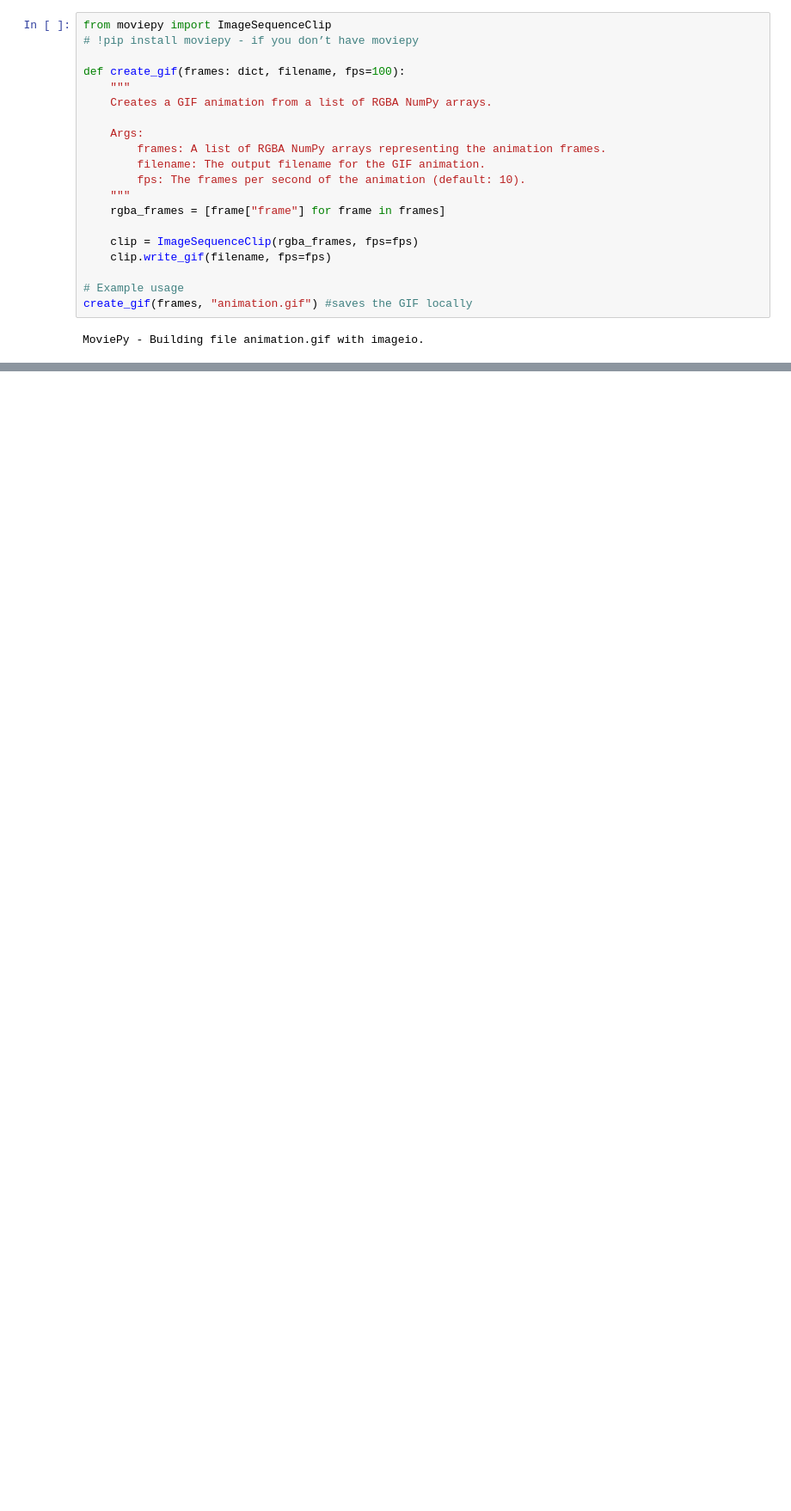
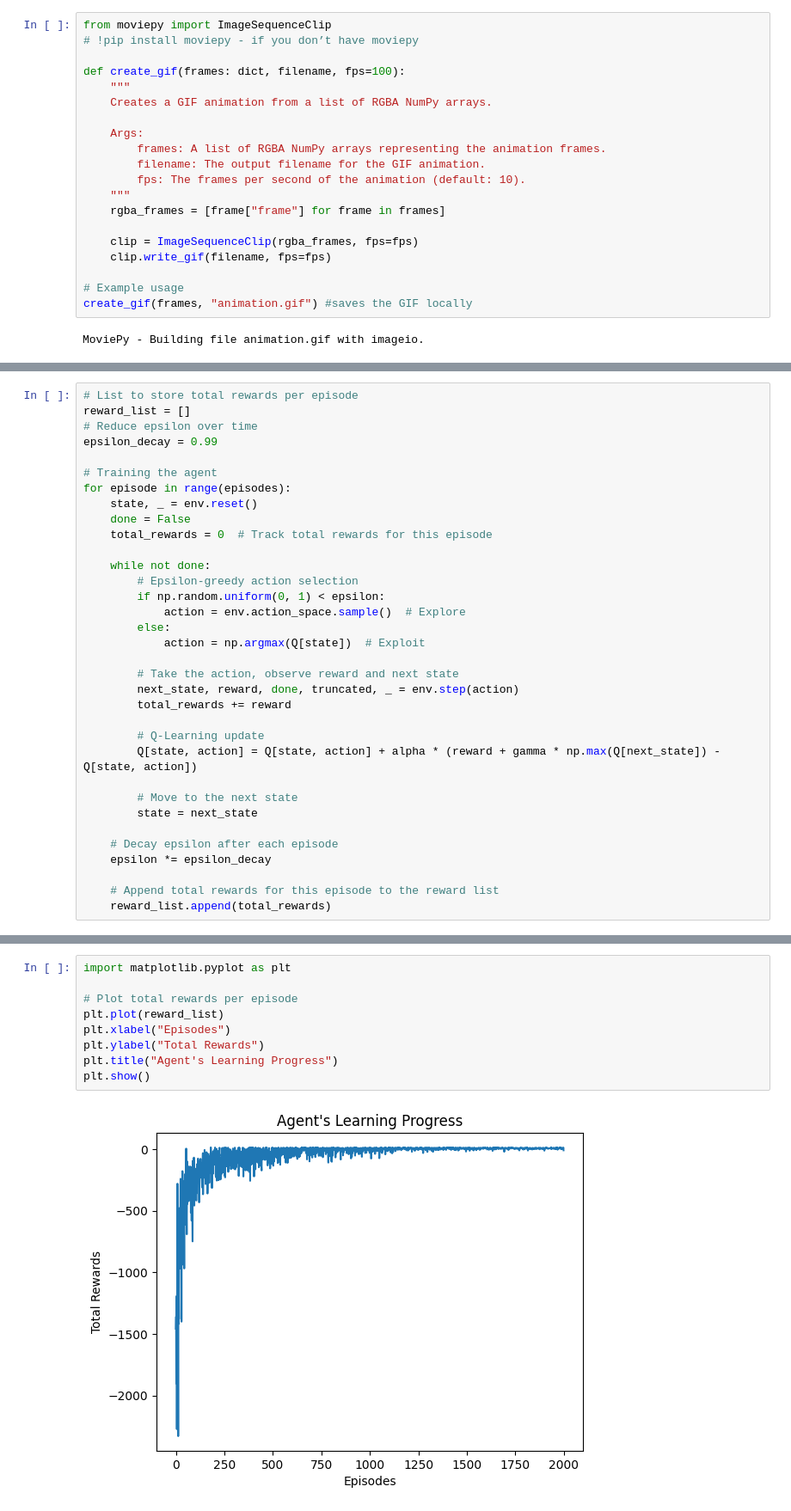
Before and after one commit to Juaniribet/Aprendizaje-Por-Refuerzo-I-MIA, a Jupyter notebook: env.ipynb, the cells around one changed output, grey strips where cells are left out. Shown at 86% size. Cells and saved outputs as stored; diff of their text form; blank space fills up the shorter version.

```diff
--- a/env.ipynb
+++ b/env.ipynb
@@ -118,0 +140,34 @@ MoviePy - Building file animation.gif with imageio.
+# %%
+# List to store total rewards per episode
+reward_list = []
+# Reduce epsilon over time
+epsilon_decay = 0.99
+
+# Training the agent
+for episode in range(episodes):
+    state, _ = env.reset()
+    done = False
+    total_rewards = 0  # Track total rewards for this episode
+
+    while not done:
+        # Epsilon-greedy action selection
+        if np.random.uniform(0, 1) < epsilon:
+            action = env.action_space.sample()  # Explore
+        else:
+            action = np.argmax(Q[state])  # Exploit
+
+        # Take the action, observe reward and next state
+        next_state, reward, done, truncated, _ = env.step(action)
+        total_rewards += reward
+
+        # Q-Learning update
+        Q[state, action] = Q[state, action] + alpha * (reward + gamma * np.max(Q[next_state]) - Q[state, action])
+
+        # Move to the next state
+        state = next_state
+
+    # Decay epsilon after each episode
+    epsilon *= epsilon_decay
+
+    # Append total rewards for this episode to the reward list
+    reward_list.append(total_rewards)
@@ -118,0 +210,11 @@ MoviePy - Building file animation.gif with imageio.
+# %%
+import matplotlib.pyplot as plt
+
+# Plot total rewards per episode
+plt.plot(reward_list)
+plt.xlabel("Episodes")
+plt.ylabel("Total Rewards")
+plt.title("Agent's Learning Progress")
+plt.show()
+# %% [output]
+[figure, added]
```
Also changed, not shown: parts of 16 cells of this notebook, 4 other files.
